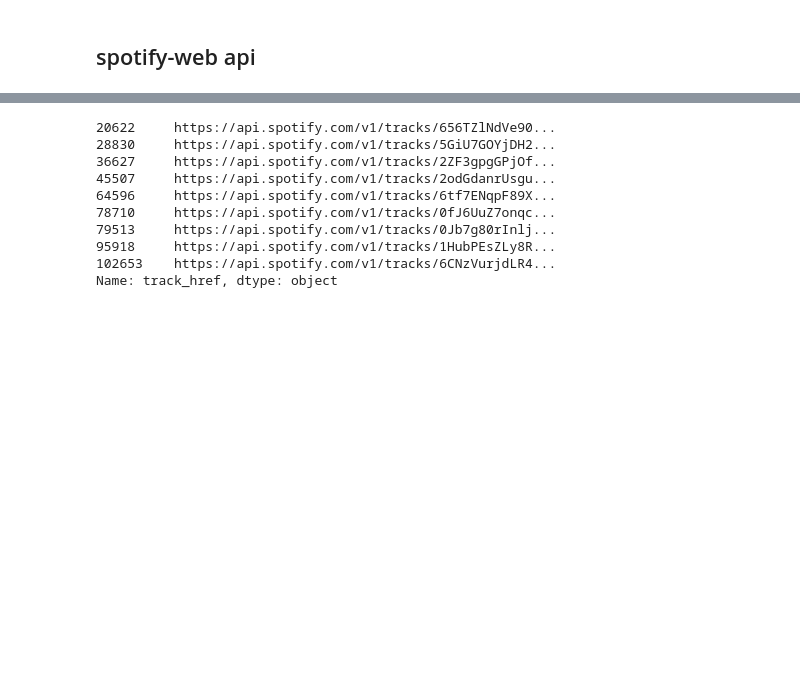
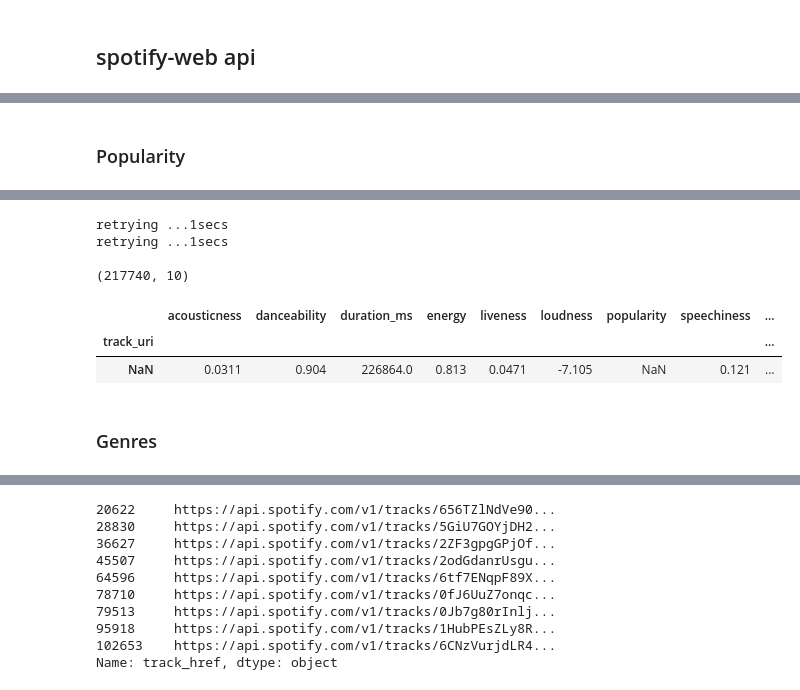
Before and after one commit to Spandan-Madan/Spotify, a Jupyter notebook: notebooks/1_bsl_Data_Processing.ipynb, the cells around one changed output, grey strips where cells are left out. Drawn from its saved outputs; the diff is of its cells as text; code cells hidden in the pictures; blank space fills up the shorter version.

```diff
--- a/notebooks/1_bsl_Data_Processing.ipynb
+++ b/notebooks/1_bsl_Data_Processing.ipynb
@@ -88,0 +118,2 @@ df.to_csv('../data/interim/5k_track_uri.csv',index=False,compression='gzip')
+# %%
+results = cpick.load('../interim/track_uri2track_name.pkl.bz2')
@@ -134,0 +323,23 @@ Index(['artist', 'pid', 'title', 'uri', 'csv_id', 'artist_uri'], dtype='object')
+# %% [markdown]
+### Popularity
+# %%
+def get_popularity(indx,chunk,sp,results):
+    tids = chunk['track_uri'].tolist()
+    tracks = sp.tracks(tids)
+    data = tracks['tracks']
+    spotify.replace_none(data)
+    #pop =[{'popularity':t['popularity'],'track_uri':t['id']} if t is not None else {'popularity':np.nan,'track_uri':t['id']} for t in tracks['tracks']]
+    a_df = pd.DataFrame(data)[['popularity']]
+    a_df['track_uri']=tids
+    results = results.append(a_df,ignore_index=True)
+    if indx%1000 == 0:
+        cpick.save('5k-popularity',results)
+    return results
+# %%
+#results = pd.DataFrame()
+results = spotify.df_chunk_apply(df, 50, get_popularity,results)
+results = results.set_index('track_uri')
+cpick.save('5k-popularity',results)
+print(results.shape)
+results.head(1)
+# %% [output]
@@ -134,0 +347,9 @@ Index(['artist', 'pid', 'title', 'uri', 'csv_id', 'artist_uri'], dtype='object')
+retrying ...1secs
+retrying ...1secs
+
+(217740, 10)
+|  | acousticness | danceability | duration_ms | energy | liveness | loudness | popularity | speechiness | ... |
+| track_uri |  |  |  |  |  |  |  |  | ... |
+| NaN | 0.0311 | 0.904 | 226864.0 | 0.813 | 0.0471 | -7.105 | NaN | 0.121 | ... |
+# %% [markdown]
+### Genres
```
Also changed, not shown: parts of 30 cells of this notebook, 1 other file.
